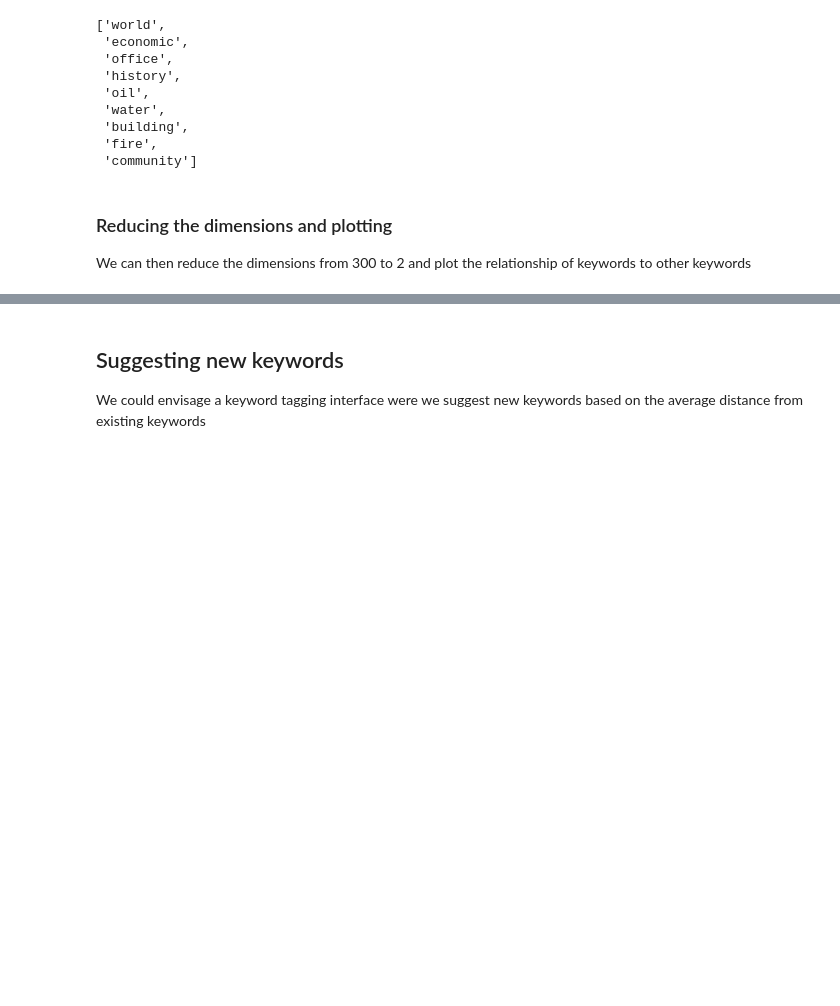
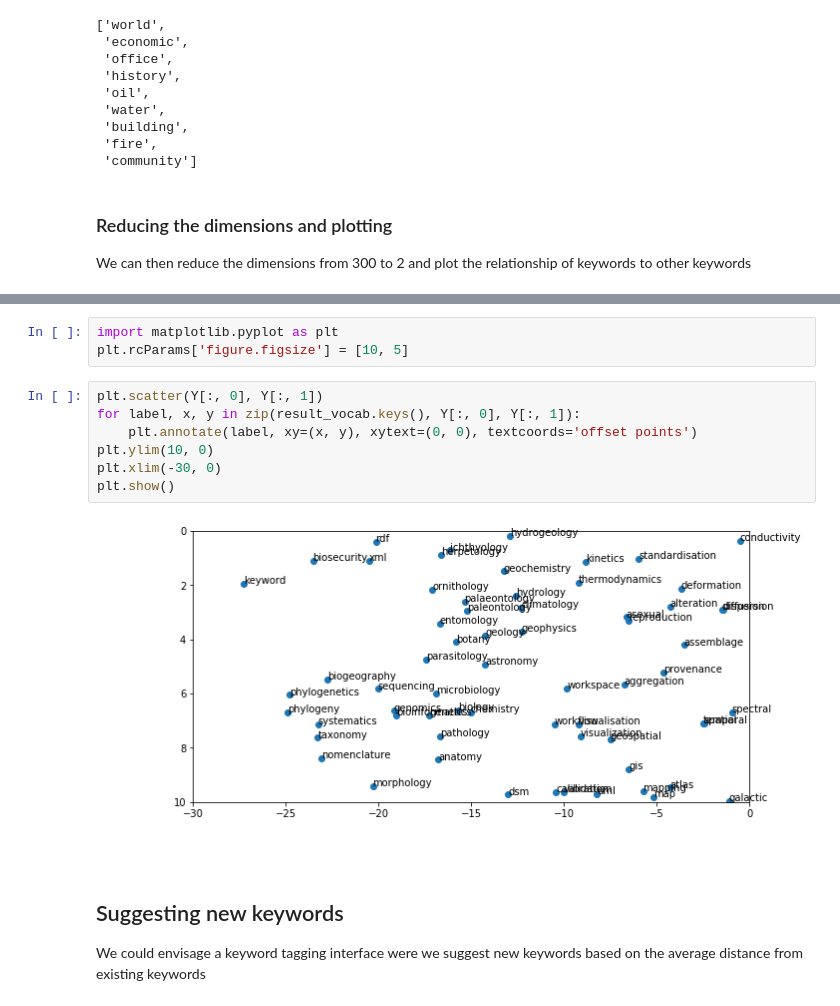
Before and after one commit to oznome/TagTagWord2Vec, a Jupyter notebook: TagTagWord2Vec.ipynb, the cells around one changed output, grey strips where cells are left out. Saved outputs shown, nothing was run; the diff lists cells and outputs as text; blank space fills up the shorter version.

```diff
--- a/TagTagWord2Vec.ipynb
+++ b/TagTagWord2Vec.ipynb
@@ -398,3 +366,15 @@ plt.show()
+# %%
+import matplotlib.pyplot as plt
+plt.rcParams['figure.figsize'] = [10, 5]
+# %%
+plt.scatter(Y[:, 0], Y[:, 1])
+for label, x, y in zip(result_vocab.keys(), Y[:, 0], Y[:, 1]):
+    plt.annotate(label, xy=(x, y), xytext=(0, 0), textcoords='offset points')
+plt.ylim(10, 0)
+plt.xlim(-30, 0)
+plt.show()
+# %% [output]
+[figure, added]
 # %% [markdown]
 ## Suggesting new keywords
 
```
Also changed, not shown: parts of 7 cells of this notebook.
